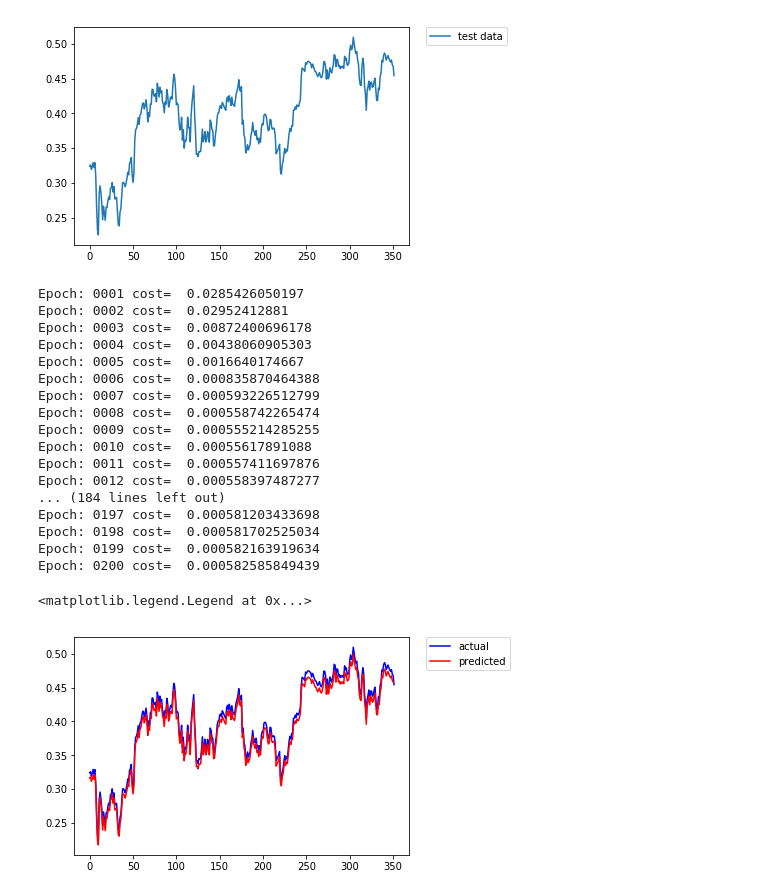
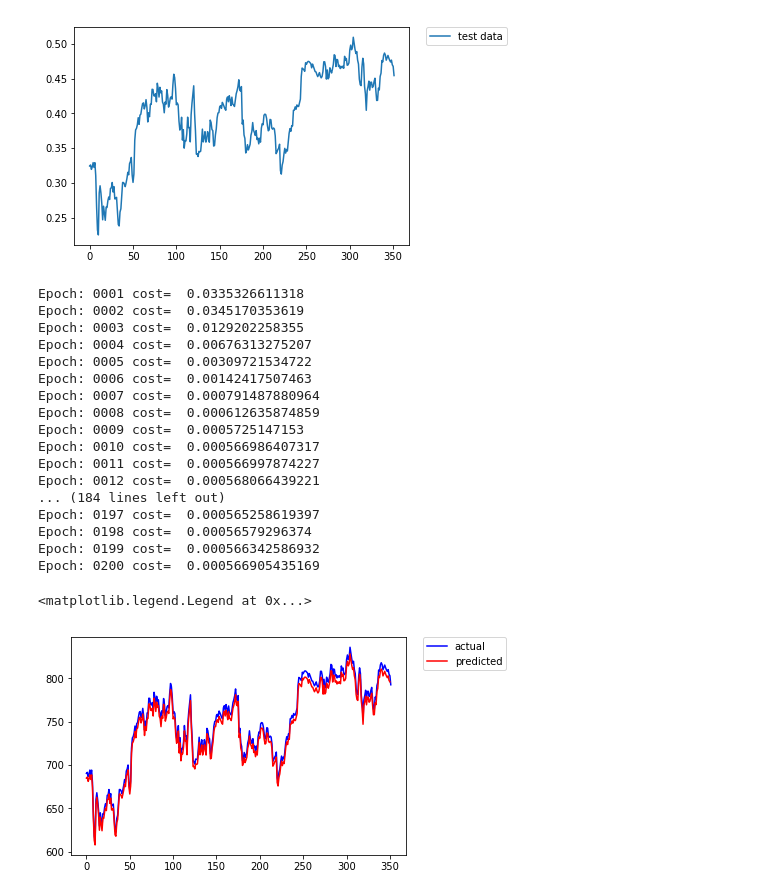
Before and after one commit to Pankajchandan/CMPE297, a Jupyter notebook: lab2-stock price.ipynb, the cells around one changed output. Cells and saved outputs as stored; diff of their text form; code cells hidden in the pictures.

```diff
--- a/lab2-stock price.ipynb
+++ b/lab2-stock price.ipynb
@@ -7,6 +7,7 @@ from sklearn.preprocessing import MinMaxScaler
 # %%
 input_size = 1 # no of past data to to consider
 num_steps = 1 # consecutive input elements are grouped into one training input
+lstm_size = 128 #number of units in one LSTM layer
 num_layers=1  # no of layers
 keep_prob=0.8 # keep probability of each node
 batch_size = 64 # batch size of input data
@@ -150,27 +151,32 @@ with tf.Session(graph=lstm_graph) as sess:
 
     prd_value = sess.run(prediction, feed_dict = {inputs: test_x})
 # %% [output]
-Epoch: 0001 cost=  0.0285426050197
-Epoch: 0002 cost=  0.02952412881
-Epoch: 0003 cost=  0.00872400696178
-Epoch: 0004 cost=  0.00438060905303
-Epoch: 0005 cost=  0.0016640174667
-Epoch: 0006 cost=  0.000835870464388
-Epoch: 0007 cost=  0.000593226512799
-Epoch: 0008 cost=  0.000558742265474
-Epoch: 0009 cost=  0.000555214285255
-Epoch: 0010 cost=  0.00055617891088
-Epoch: 0011 cost=  0.000557411697876
-Epoch: 0012 cost=  0.000558397487277
+Epoch: 0001 cost=  0.0335326611318
+Epoch: 0002 cost=  0.0345170353619
+Epoch: 0003 cost=  0.0129202258355
+Epoch: 0004 cost=  0.00676313275207
+Epoch: 0005 cost=  0.00309721534722
+Epoch: 0006 cost=  0.00142417507463
+Epoch: 0007 cost=  0.000791487880964
+Epoch: 0008 cost=  0.000612635874859
+Epoch: 0009 cost=  0.0005725147153
+Epoch: 0010 cost=  0.000566986407317
+Epoch: 0011 cost=  0.000566997874227
+Epoch: 0012 cost=  0.000568066439221
 ... (184 lines left out)
-Epoch: 0197 cost=  0.000581203433698
-Epoch: 0198 cost=  0.000581702525034
-Epoch: 0199 cost=  0.000582163919634
-Epoch: 0200 cost=  0.000582585849439
+Epoch: 0197 cost=  0.000565258619397
+Epoch: 0198 cost=  0.00056579296374
+Epoch: 0199 cost=  0.000566342586932
+Epoch: 0200 cost=  0.000566905435169
 # %%
+# unscale the data first
+test = scaler.inverse_transform(test)
+prd_value = scaler.inverse_transform(prd_value)
+
+# plot the data points
 plt.plot(test,'b', label = 'actual')
 plt.plot(prd_value,'r', label = 'predicted')
 plt.legend(bbox_to_anchor=(1.05, 1), loc=2, borderaxespad=0.)
 # %% [output]
 <matplotlib.legend.Legend at 0x...>
-[figure, old version]
+[figure, new version]
```
